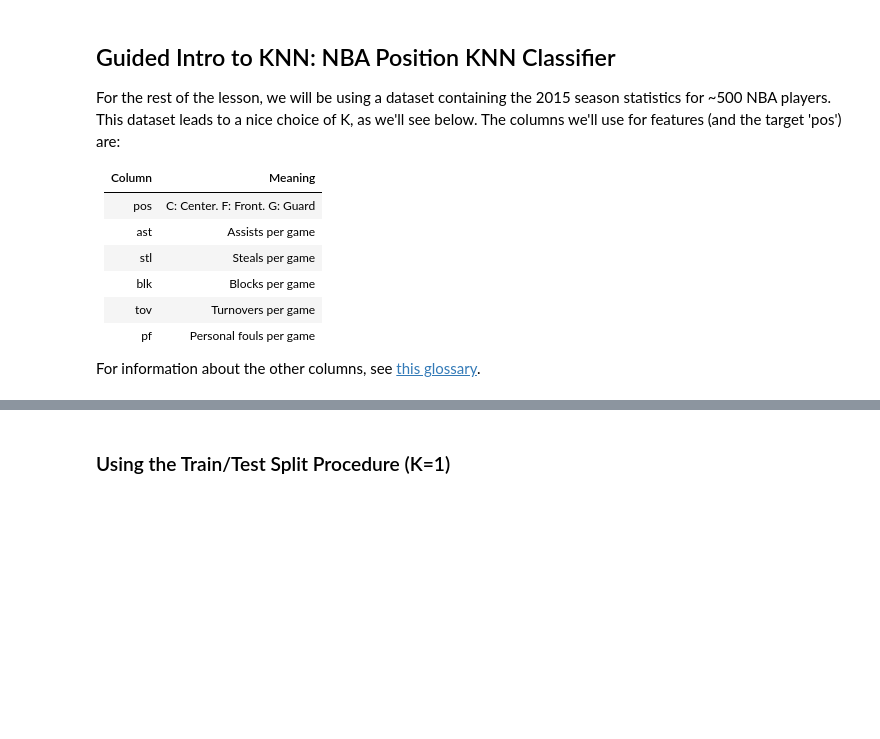
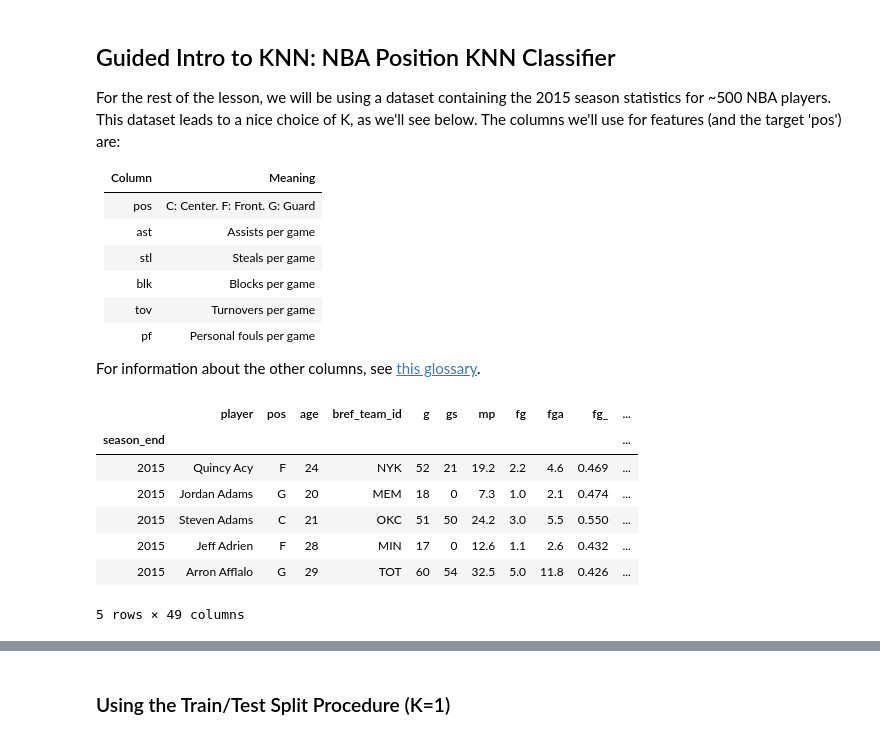
Before and after one commit to ShelyBhogal/data-science, a Jupyter notebook: 11-knn-classification/knn_with_sklearn.ipynb, the cells around one changed output, grey strips where cells are left out. Drawn from its saved outputs; the diff is of its cells as text; code cells hidden in the pictures; blank space fills up the shorter version.

```diff
--- a/11-knn-classification/knn_with_sklearn.ipynb
+++ b/11-knn-classification/knn_with_sklearn.ipynb
@@ -270,4 +415,15 @@ import pandas as pd
 
 path = 'data/NBA_players_2015.csv'
 nba = pd.read_csv(path, index_col=0)
+# %%
+nba.head()
+# %% [output]
+|  | player | pos | age | bref_team_id | g | gs | mp | fg | fga | fg_ | ... |
+| season_end |  |  |  |  |  |  |  |  |  |  | ... |
+| 2015 | Quincy Acy | F | 24 | NYK | 52 | 21 | 19.2 | 2.2 | 4.6 | 0.469 | ... |
+| 2015 | Jordan Adams | G | 20 | MEM | 18 | 0 | 7.3 | 1.0 | 2.1 | 0.474 | ... |
+| 2015 | Steven Adams | C | 21 | OKC | 51 | 50 | 24.2 | 3.0 | 5.5 | 0.550 | ... |
+| 2015 | Jeff Adrien | F | 28 | MIN | 17 | 0 | 12.6 | 1.1 | 2.6 | 0.432 | ... |
+| 2015 | Arron Afflalo | G | 29 | TOT | 60 | 54 | 32.5 | 5.0 | 11.8 | 0.426 | ... |
+5 rows × 49 columns
 # %%
```
Also changed, not shown: parts of 43 cells of this notebook.
